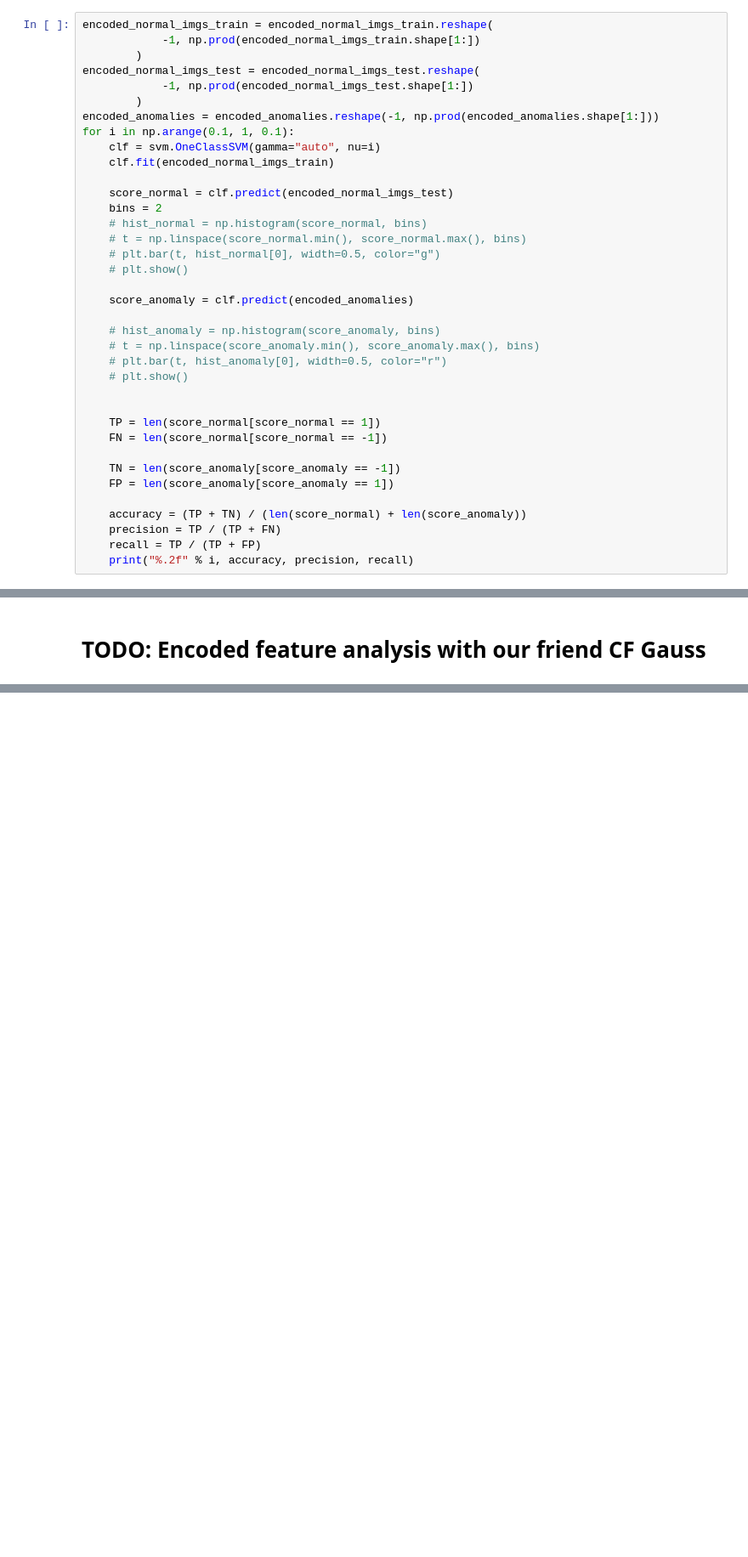
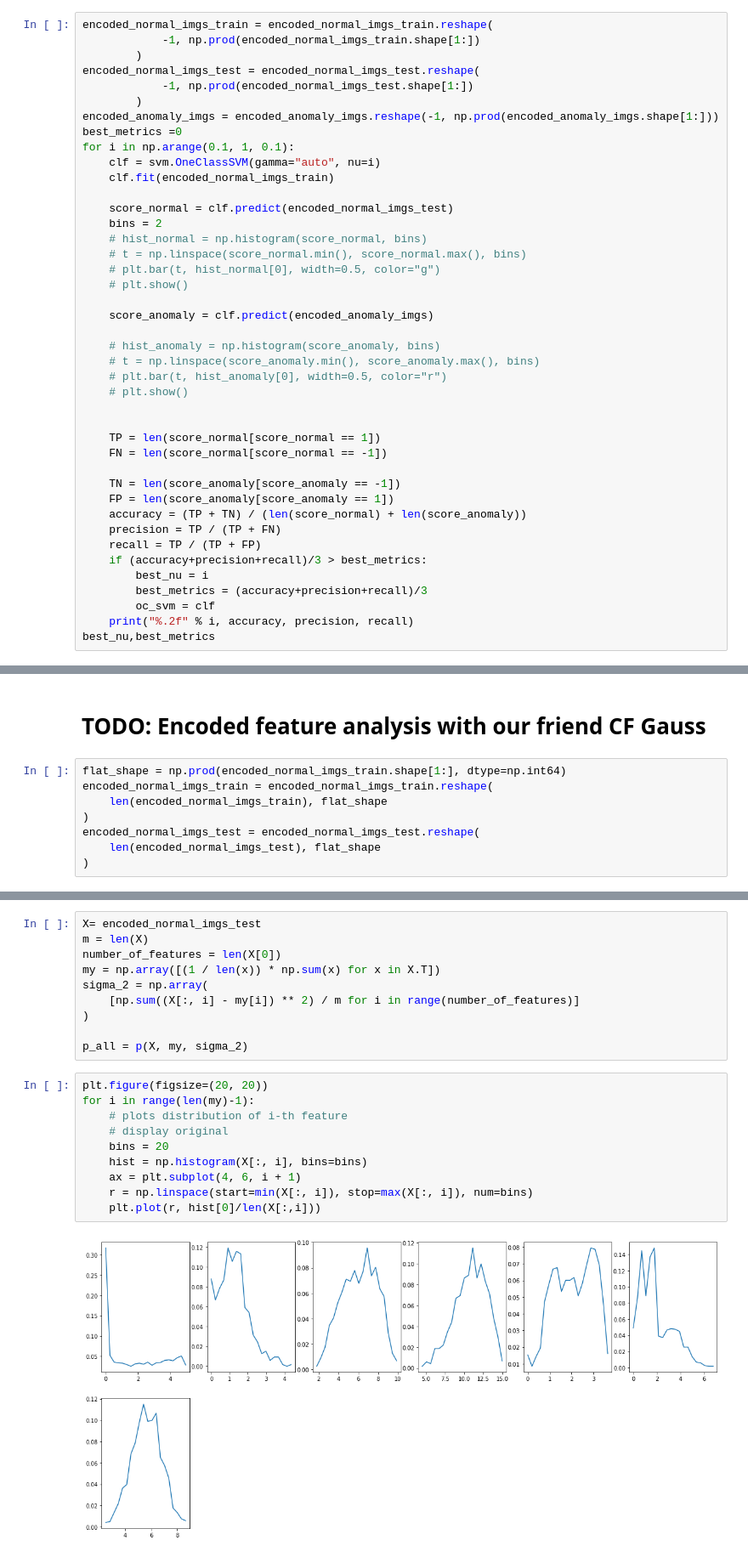
Before and after one commit to ChiShao/cnn-auto-encoder, a Jupyter notebook: anomaly_detector.ipynb, the cells around one changed output, grey strips where cells are left out. Shown at 85% size. Drawn from its saved outputs; the diff is of its cells as text; blank space fills up the shorter version.

```diff
--- a/anomaly_detector.ipynb
+++ b/anomaly_detector.ipynb
@@ -392,7 +412,8 @@ encoded_normal_imgs_train = encoded_normal_imgs_train.reshape(
 encoded_normal_imgs_test = encoded_normal_imgs_test.reshape(
             -1, np.prod(encoded_normal_imgs_test.shape[1:])
         )
-encoded_anomalies = encoded_anomalies.reshape(-1, np.prod(encoded_anomalies.shape[1:]))
+encoded_anomaly_imgs = encoded_anomaly_imgs.reshape(-1, np.prod(encoded_anomaly_imgs.shape[1:]))
+best_metrics =0
 for i in np.arange(0.1, 1, 0.1):
     clf = svm.OneClassSVM(gamma="auto", nu=i)
     clf.fit(encoded_normal_imgs_train)
@@ -404,7 +425,7 @@ for i in np.arange(0.1, 1, 0.1):
     # plt.bar(t, hist_normal[0], width=0.5, color="g")
     # plt.show()
 
-    score_anomaly = clf.predict(encoded_anomalies)
+    score_anomaly = clf.predict(encoded_anomaly_imgs)
 
     # hist_anomaly = np.histogram(score_anomaly, bins)
     # t = np.linspace(score_anomaly.min(), score_anomaly.max(), bins)
@@ -417,9 +438,13 @@ for i in np.arange(0.1, 1, 0.1):
 
     TN = len(score_anomaly[score_anomaly == -1])
     FP = len(score_anomaly[score_anomaly == 1])
-
     accuracy = (TP + TN) / (len(score_normal) + len(score_anomaly))
     precision = TP / (TP + FN)
     recall = TP / (TP + FP)
+    if (accuracy+precision+recall)/3 > best_metrics:
+        best_nu = i
+        best_metrics = (accuracy+precision+recall)/3
+        oc_svm = clf
     print("%.2f" % i, accuracy, precision, recall)
+best_nu,best_metrics
 # %% [output]
@@ -436,2 +472,10 @@ for i in np.arange(0.1, 1, 0.1):
 # %% [markdown]
 # TODO: Encoded feature analysis with our friend CF Gauss
+# %%
+flat_shape = np.prod(encoded_normal_imgs_train.shape[1:], dtype=np.int64)
+encoded_normal_imgs_train = encoded_normal_imgs_train.reshape(
+    len(encoded_normal_imgs_train), flat_shape
+)
+encoded_normal_imgs_test = encoded_normal_imgs_test.reshape(
+    len(encoded_normal_imgs_test), flat_shape
+)
@@ -437,0 +503,22 @@ for i in np.arange(0.1, 1, 0.1):
+# %%
+X= encoded_normal_imgs_test
+m = len(X)
+number_of_features = len(X[0])
+my = np.array([(1 / len(x)) * np.sum(x) for x in X.T])
+sigma_2 = np.array(
+    [np.sum((X[:, i] - my[i]) ** 2) / m for i in range(number_of_features)]
+)
+
+p_all = p(X, my, sigma_2)
+# %%
+plt.figure(figsize=(20, 20))
+for i in range(len(my)-1):
+    # plots distribution of i-th feature
+    # display original
+    bins = 20
+    hist = np.histogram(X[:, i], bins=bins)
+    ax = plt.subplot(4, 6, i + 1)
+    r = np.linspace(start=min(X[:, i]), stop=max(X[:, i]), num=bins)
+    plt.plot(r, hist[0]/len(X[:,i]))
+# %% [output]
+[figure, added]
```
Also changed, not shown: parts of 27 cells of this notebook, 1 other file.
